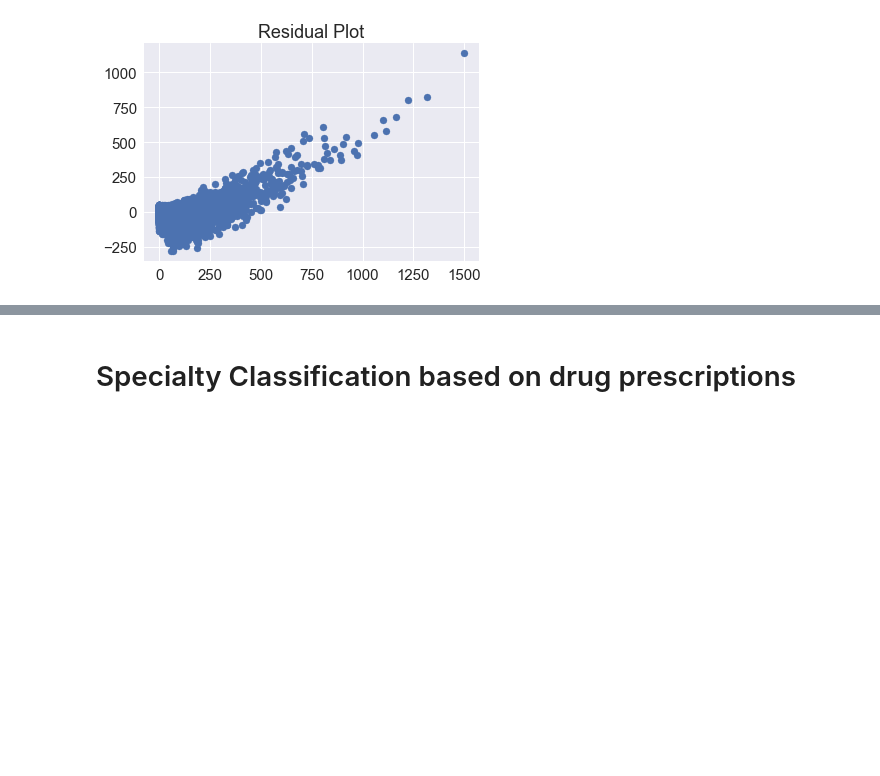
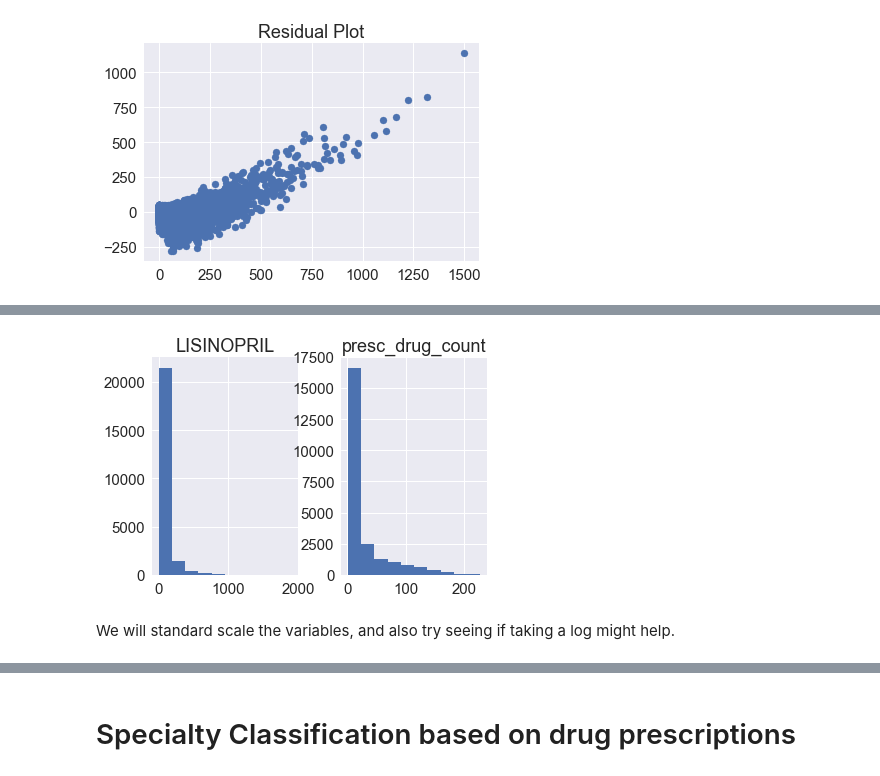
Before and after one commit to ryatchak/springboard, a Jupyter notebook: capstone1_prescriptionprediction/prediction_tasks.ipynb, the cells around one changed output, grey strips where cells are left out. Saved outputs shown, nothing was run; the diff lists cells and outputs as text; code cells hidden in the pictures; blank space fills up the shorter version.

```diff
--- a/capstone1_prescriptionprediction/prediction_tasks.ipynb
+++ b/capstone1_prescriptionprediction/prediction_tasks.ipynb
@@ -225,0 +247,6 @@ The residual plot indicates a strong relationship between the target value and t
+# %%
+_ = popular_prescribers[['LISINOPRIL', 'presc_drug_count']].hist()
+# %% [output]
+[figure, added]
+# %% [markdown]
+We will standard scale the variables, and also try seeing if taking a log might help.
```
Also changed, not shown: parts of 47 cells of this notebook, 1 other file.
